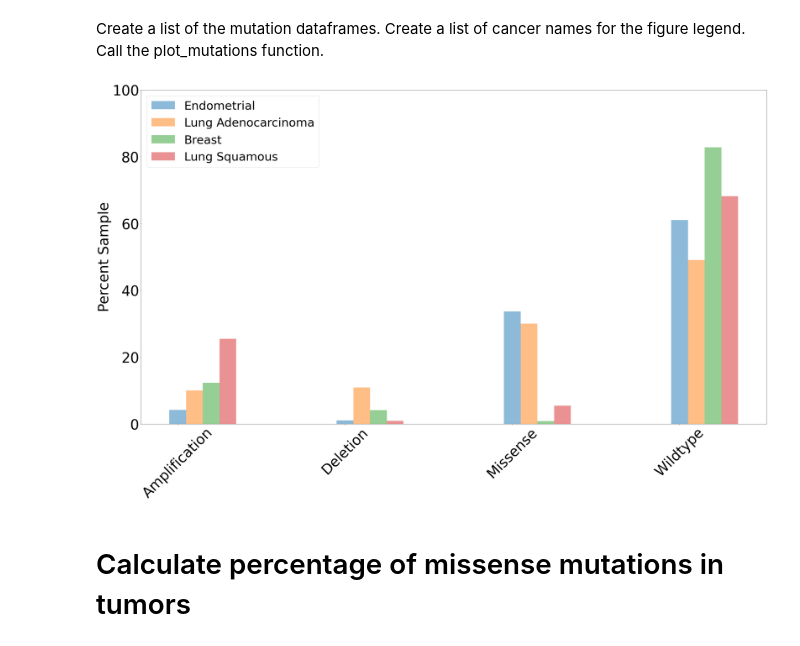
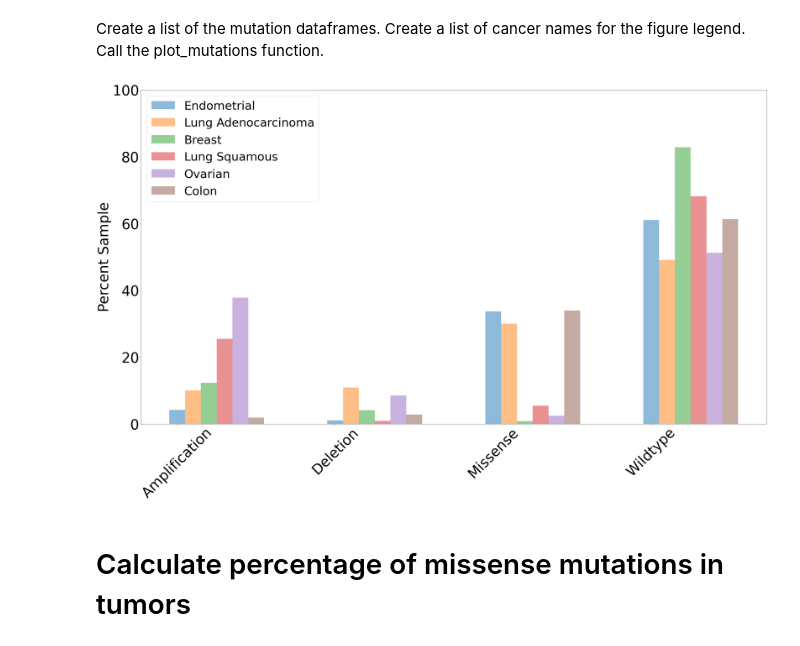
Before and after one commit to PayneLab/WhenMutationsDontMatter, a Jupyter notebook: Pancan/KRAS/Mutation_Freq_bar_chart-pancan.ipynb, the cells around one changed output. Cells and saved outputs as stored; diff of their text form; code cells hidden in the pictures.

```diff
--- a/Pancan/KRAS/Mutation_Freq_bar_chart-pancan.ipynb
+++ b/Pancan/KRAS/Mutation_Freq_bar_chart-pancan.ipynb
@@ -72,13 +72,13 @@ gbm
 # %% [markdown]
 The mutation types in the Colon dataset were named differently. We changed these names to match the other cancers. Nonframeshift insertion was changed to match In_Frame_Ins. Frameshift deletion was canged to match Frame_Shift_Del. Nonsynonymous snv represents a missense mutation in this case.
 # %%
-colon["Mutation"] = colon['Mutation'].replace(['nonsynonymous SNV'], 'Missense')
-colon["Mutation"] = colon['Mutation'].replace(['nonframeshift insertion'], 'In_Frame_Ins')
-colon["Mutation"] = colon['Mutation'].replace(['frameshift deletion'], 'Frame_Shift_Del')
-colon["Mutation"] = colon['Mutation'].replace(['frameshift insertion'], 'Frame_Shift_Ins')
+# colon["Mutation"] = colon['Mutation'].replace(['nonsynonymous SNV'], 'Missense')
+# colon["Mutation"] = colon['Mutation'].replace(['nonframeshift insertion'], 'In_Frame_Ins')
+# colon["Mutation"] = colon['Mutation'].replace(['frameshift deletion'], 'Frame_Shift_Del')
+# colon["Mutation"] = colon['Mutation'].replace(['frameshift insertion'], 'Frame_Shift_Ins')
 
 
-colon.Mutation.value_counts()
+# colon.Mutation.value_counts()
 # %% [output]
 Wildtype_Tumor       65
 Missense_Mutation    36
@@ -102,20 +102,20 @@ for df in dfs:
 # %% [markdown]
 The get_genotype_all_vars function created the No_Mutation label when no somatic mutations were found for PTEN in the Luad dataset. This is the same as Wildtype_Tumor.
 # %%
-ld["Mutation"] = ld['Mutation'].replace(['No_Mutation'], 'Wildtype')
+# ld["Mutation"] = ld['Mutation'].replace(['No_Mutation'], 'Wildtype')
 # %% [markdown]
 # Step 3: Create Figure
 # %% [markdown]
 Create a list of the mutation dataframes. Create a list of cancer names for the figure legend. Call the plot_mutations function.
 # %%
-dfs = [endo, ld, brca, lscc]
+dfs = [endo, ld, brca, lscc, ovar, colon]
 for df in dfs:
     df = df.loc[df['Mutation'] != 'Silent']
-names = ['Endometrial','Lung Adenocarcinoma', 'Breast', 'Lung Squamous']
+names = ['Endometrial','Lung Adenocarcinoma', 'Breast', 'Lung Squamous', 'Ovarian', 'Colon']
 
 p.figure1_plot_mutations(dfs, names)
 # %% [output]
-[figure, old version]
+[figure, new version]
 # %% [markdown]
 # Calculate percentage of missense mutations in tumors
 # %%
```
Also changed, not shown: 1 other file.
